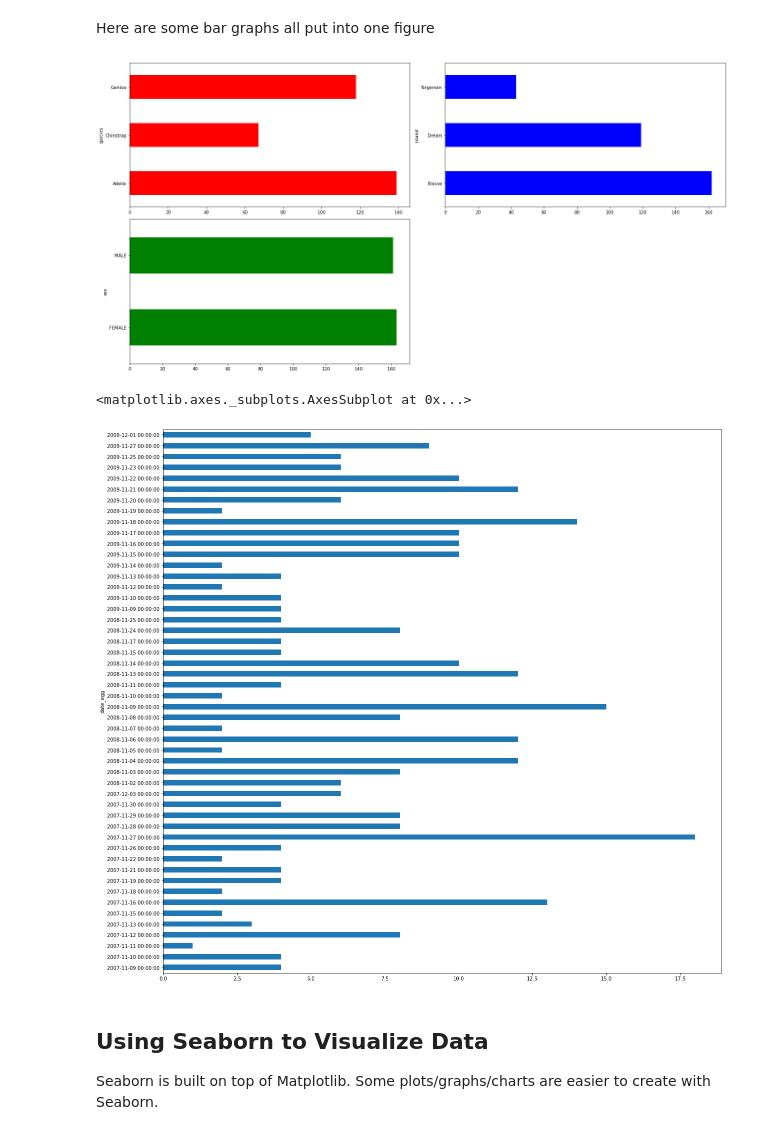
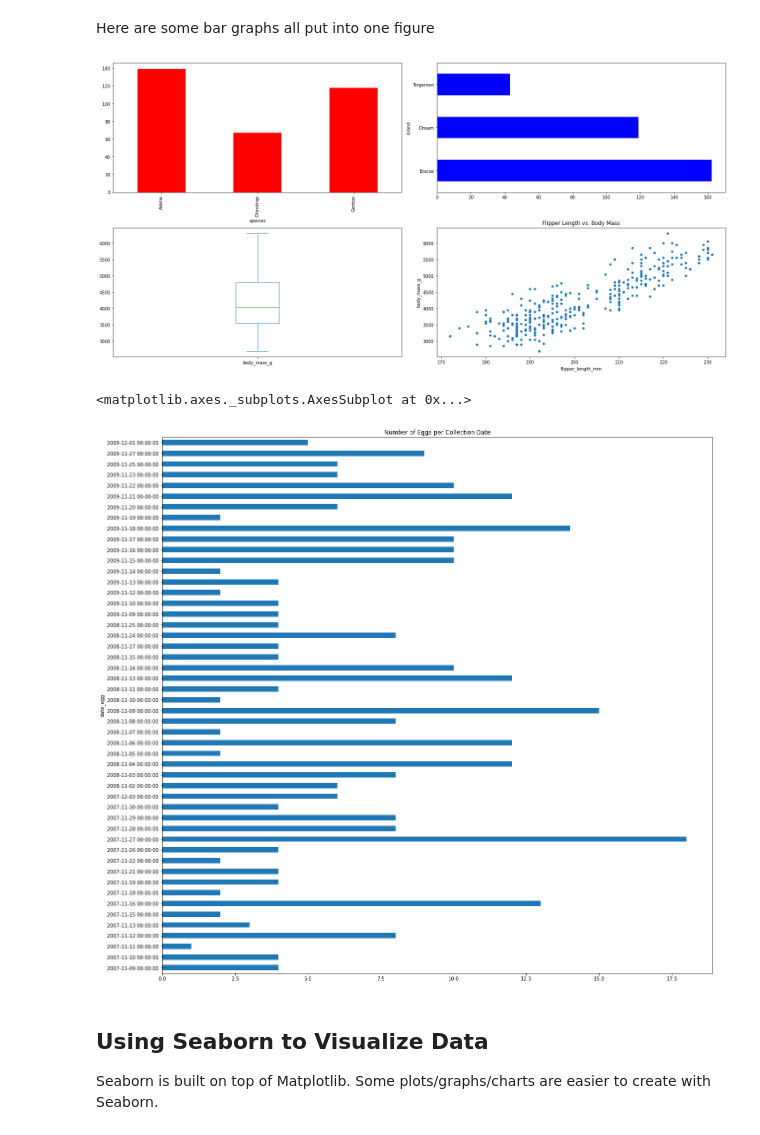
Before and after one commit to r2klabs/CS430Repository, a Jupyter notebook: IntroToPython.ipynb, the cells around one changed output. Saved outputs shown, nothing was run; the diff lists cells and outputs as text; code cells hidden in the pictures.

```diff
--- a/IntroToPython.ipynb
+++ b/IntroToPython.ipynb
@@ -155,21 +222,24 @@ Here are some bar graphs all put into one figure
 # %%
 fig = plt.figure(figsize=(20,10))
 fig.add_axes()
 ax1 = fig.add_subplot(221)
 ax2 = fig.add_subplot(222)
 ax3 = fig.add_subplot(223)
-species.plot(kind='barh', color='red', ax=ax1)
+ax4 = fig.add_subplot(224)
+species.plot(kind='bar', color='red', ax=ax1)
 island.plot(kind='barh', color='blue',ax=ax2)
-sex.plot(kind='barh', color='green', ax=ax3)
+#sex.plot(kind='barh', color='green', ax=ax3)
+df.body_mass_g.plot(kind="box", x='body_mass_g', ax=ax3)
+df.plot(kind='scatter',x='flipper_length_mm', y='body_mass_g', title="Flipper Length vs. Body Mass", ax=ax4)
 fig.tight_layout()
 # %% [output]
-[figure, old version]
+[figure, new version]
 # %%
 fig = plt.figure(figsize=(20,20))
-dates.plot(kind='barh')
+dates.plot(kind='barh', title="Number of Eggs per Collection Date")
 # %% [output]
 <matplotlib.axes._subplots.AxesSubplot at 0x...>
-[figure, old version]
+[figure, new version]
 # %% [markdown]
 ## Using Seaborn to Visualize Data
 Seaborn is built on top of Matplotlib. Some plots/graphs/charts are easier to create with Seaborn.
```
Also changed, not shown: parts of 47 cells of this notebook.
